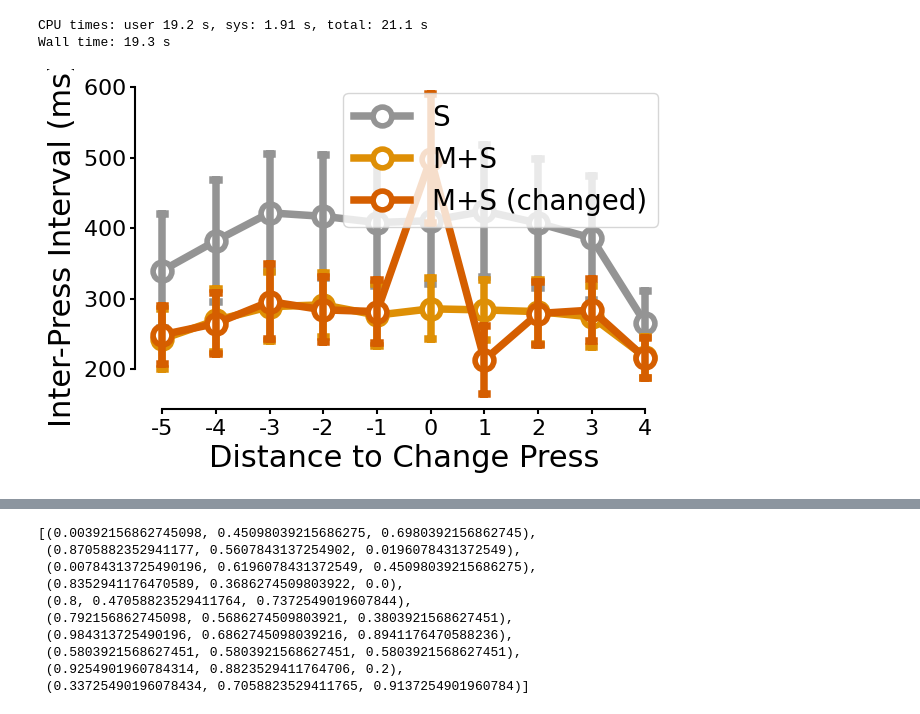
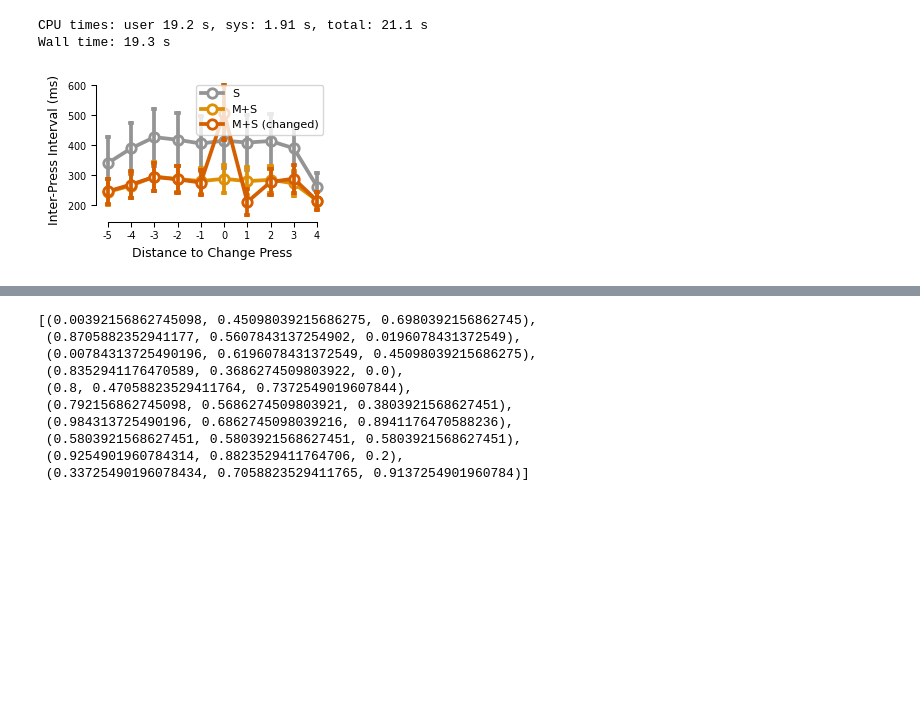
Before and after one commit to manazerzadeh/Sequential-HorseRace, a Jupyter notebook: capacity_extension_both_new_experiment.ipynb, the cells around one changed output, grey strips where cells are left out. Cells and saved outputs as stored; diff of their text form; code cells hidden in the pictures; blank space fills up the shorter version.

```diff
--- a/capacity_extension_both_new_experiment.ipynb
+++ b/capacity_extension_both_new_experiment.ipynb
@@ -52,7 +52,7 @@ def set_figure_style(scale="1col"):
                      - "2col" for 17.6cm
     """
     # Define width options in cm
-    widths = {"1col": 8.5, "1.5col": 11.6, "2col": 17.6}
+    widths = {"1col": 7.62, "1.5col": 11.6, "2col": 16.5}
 
     if scale not in widths:
         raise ValueError("Invalid scale. Choose from '1col', '1.5col', or '2col'.")
@@ -66,30 +66,30 @@ def set_figure_style(scale="1col"):
     rcParams["figure.figsize"] = (width_in, width_in * golden_ratio)
 
     # Set font sizes
-    # rcParams["font.size"] = 10  # General font size
-    rcParams["font.size"] = 20  # General font size
-    # rcParams["axes.titlesize"] = 12  # Figure title
-    rcParams["axes.titlesize"] = 26  # Figure title
-    # rcParams["axes.labelsize"] = 9  # Axis main label
-    rcParams["axes.labelsize"] = 22  # Axis main label
-    # rcParams["xtick.labelsize"] = 7  # Tick labels
-    rcParams["xtick.labelsize"] = 16  # Tick labels
-    # rcParams["ytick.labelsize"] = 7
-    rcParams["ytick.labelsize"] = 16
-    # rcParams["legend.fontsize"] = 8  # Legend entries
-    rcParams["legend.fontsize"] = 20  # Legend entries
+    rcParams["font.size"] = 10  # General font size
+    # rcParams["font.size"] = 20  # General font size
+    rcParams["axes.titlesize"] = 12  # Figure title
+    # rcParams["axes.titlesize"] = 26  # Figure title
+    rcParams["axes.labelsize"] = 9  # Axis main label
+    # rcParams["axes.labelsize"] = 22  # Axis main label
+    rcParams["xtick.labelsize"] = 7  # Tick labels
+    # rcParams["xtick.labelsize"] = 16  # Tick labels
+    rcParams["ytick.labelsize"] = 7
+    # rcParams["ytick.labelsize"] = 16
+    rcParams["legend.fontsize"] = 8  # Legend entries
+    # rcParams["legend.fontsize"] = 20  # Legend entries
     rcParams["figure.titleweight"] = "bold"
 
     # Set stroke width
-    # rcParams["axes.linewidth"] = 0.75
-    rcParams["axes.linewidth"] = 1.5
+    rcParams["axes.linewidth"] = 0.75
+    # rcParams["axes.linewidth"] = 1.5
 
-    rcParams["lines.linewidth"] = 3
+    # rcParams["lines.linewidth"] = 3
 
-    # rcParams["xtick.major.width"] = 0.75
-    rcParams["xtick.major.width"] = 1.5
-    # rcParams["ytick.major.width"] = 0.75
-    rcParams["ytick.major.width"] = 1.5
+    rcParams["xtick.major.width"] = 0.75
+    # rcParams["xtick.major.width"] = 1.5
+    rcParams["ytick.major.width"] = 0.75
+    # rcParams["ytick.major.width"] = 1.5
 
 
     # Subpanel lettering size
@@ -1883,7 +1996,7 @@ S         2.0         4295.750
 CPU times: user 19.2 s, sys: 1.91 s, total: 21.1 s
 Wall time: 19.3 s
 # %%
-set_figure_style(scale = "2col")
+set_figure_style(scale = "1col")
 lookback_window = 6
 change_idx = 6
 
@@ -1966,34 +2079,34 @@ for window in window_sizes:
 IPI['dist_to_change'] = (IPI['IPI_Number'] - change_idx)
 IPI = IPI[IPI['dist_to_change'].isin(range(-lookback_window + 1, lookback_window))]
 
 IPI = IPI.groupby(['sim','dist_to_change']).agg({
     'IPI_Value': 'mean'
 }).reset_index()
 IPI['dist_to_change'] = IPI['dist_to_change'].astype(int)
 
 sns.pointplot(data = IPI, x = 'dist_to_change', y = 'IPI_Value', errorbar='sd',
              dodge = True, label = label, capsize = 0.1, color= custom_palette[label])
 
 
 
 plt.xlabel('Distance to Change Press')
 plt.ylabel('Inter-Press Interval (ms)')
 # plt.title(f'Inter-Press Interval (IPI) ')
 
 
 for artist in plt.gcf().findobj(match=plt.Line2D):
     if artist.get_marker() != 'None':
         artist.set_markerfacecolor('white')
 
 
 sns.despine(trim=True)
 
 # legend labels
 
 plt.savefig(path_figs + "Perturbation_digit_capacity_expansion.pdf", format = 'pdf', bbox_inches = 'tight')
 plt.show()
 # %% [output]
-[figure, old version]
+[figure, new version]
 # %%
 memory_drift_adaptive_coef_activation = 0.3
 memory_drift_adaptive_coef_deactivation = 1
```
Also changed, not shown: parts of 6 cells of this notebook, 1 other file.
